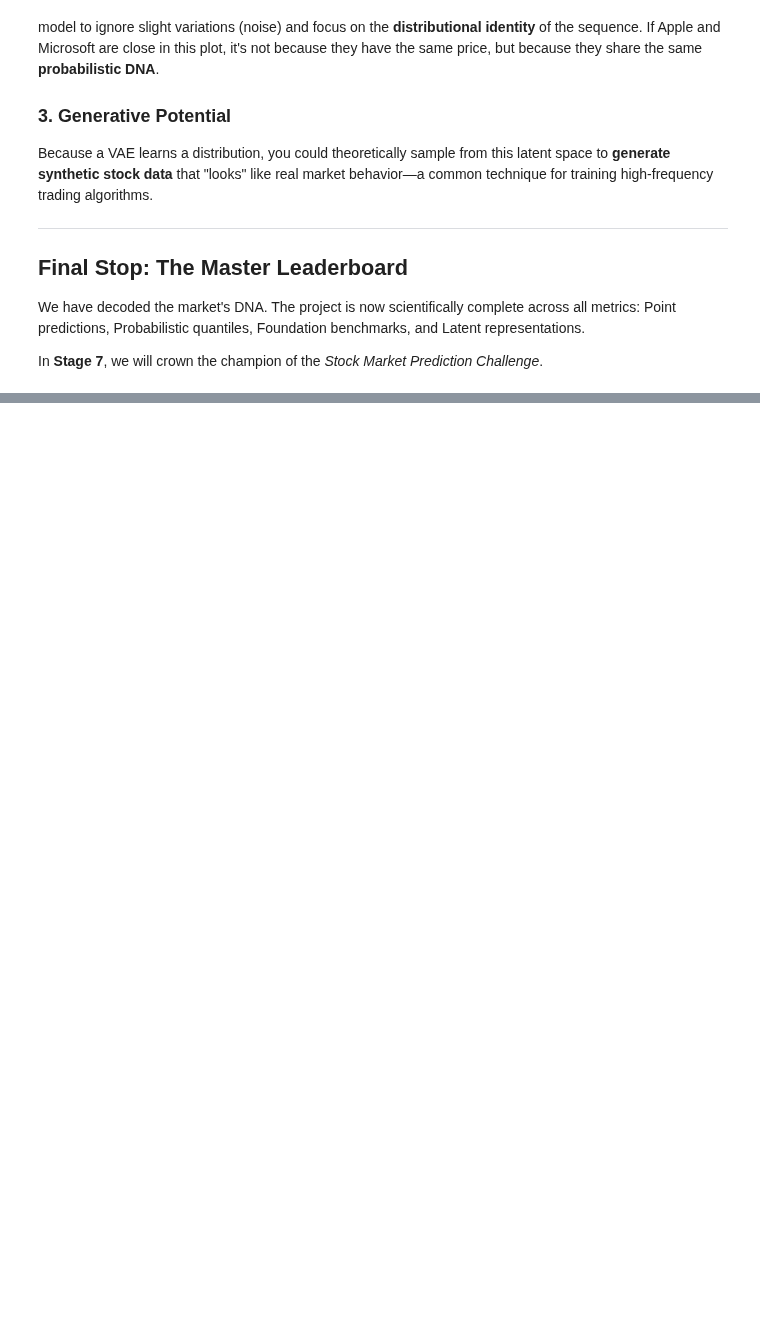
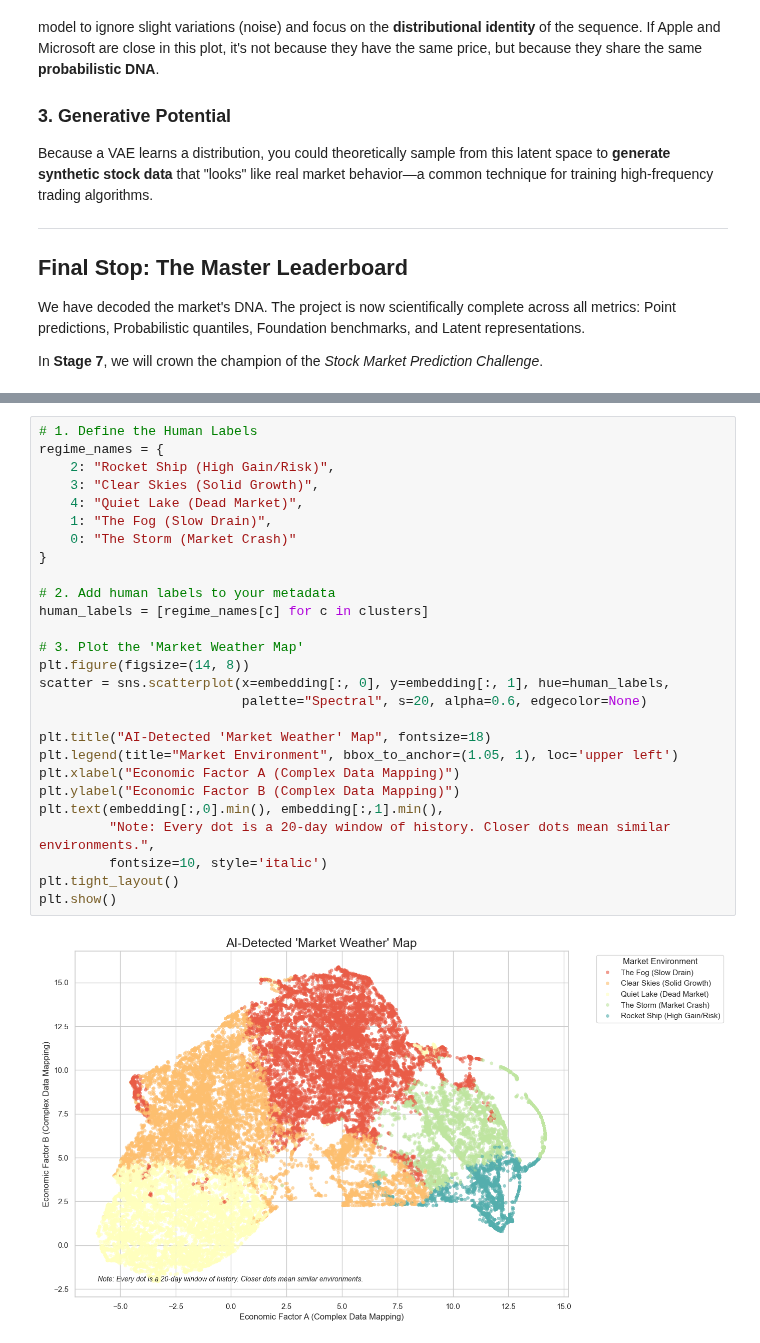
Before and after one commit to rfandan/Stock-market-prediction-using-ML-DL-and-foundation-models, a Jupyter notebook: notebook/Stage6.ipynb, the cells around one changed output, grey strips where cells are left out. Cells and saved outputs as stored; diff of their text form; blank space fills up the shorter version.

```diff
--- a/notebook/Stage6.ipynb
+++ b/notebook/Stage6.ipynb
@@ -182,0 +279,29 @@ In **Stage 7**, we will crown the champion of the *Stock Market Prediction Chall
+# %%
+# 1. Define the Human Labels
+regime_names = {
+    2: "Rocket Ship (High Gain/Risk)",
+    3: "Clear Skies (Solid Growth)",
+    4: "Quiet Lake (Dead Market)",
+    1: "The Fog (Slow Drain)",
+    0: "The Storm (Market Crash)"
+}
+
+# 2. Add human labels to your metadata
+human_labels = [regime_names[c] for c in clusters]
+
+# 3. Plot the 'Market Weather Map'
+plt.figure(figsize=(14, 8))
+scatter = sns.scatterplot(x=embedding[:, 0], y=embedding[:, 1], hue=human_labels,
+                          palette="Spectral", s=20, alpha=0.6, edgecolor=None)
+
+plt.title("AI-Detected 'Market Weather' Map", fontsize=18)
+plt.legend(title="Market Environment", bbox_to_anchor=(1.05, 1), loc='upper left')
+plt.xlabel("Economic Factor A (Complex Data Mapping)")
+plt.ylabel("Economic Factor B (Complex Data Mapping)")
+plt.text(embedding[:,0].min(), embedding[:,1].min(),
+         "Note: Every dot is a 20-day window of history. Closer dots mean similar environments.",
+         fontsize=10, style='italic')
+plt.tight_layout()
+plt.show()
+# %% [output]
+[figure, added]
```
Also changed, not shown: parts of 9 cells of this notebook, 7 other files.
